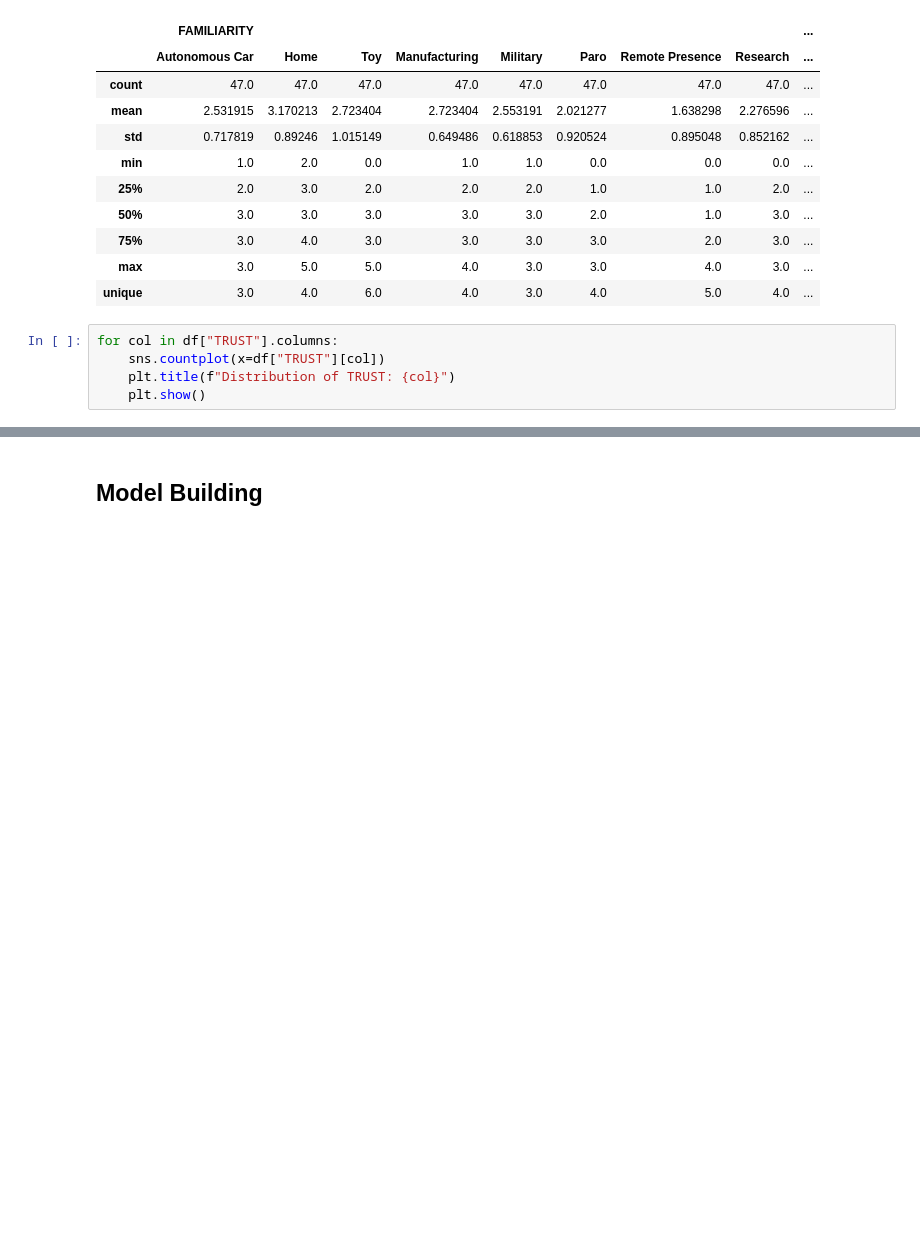
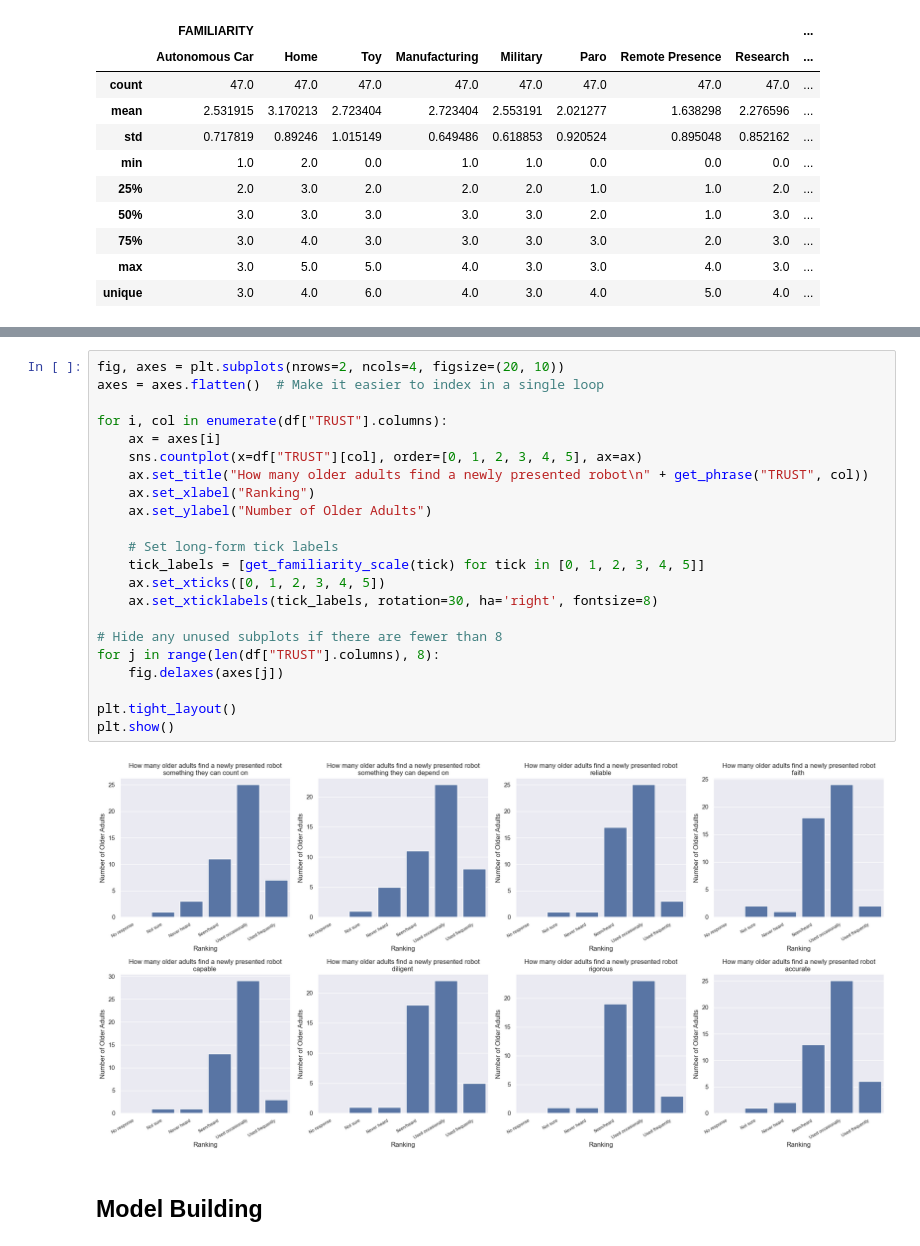
Before and after one commit to saathveek/ml-predicting-older-adult-trust, a Jupyter notebook: notebooks/trust_modeling.ipynb, the cells around one changed output, grey strips where cells are left out. Cells and saved outputs as stored; diff of their text form; blank space fills up the shorter version.

```diff
--- a/notebooks/trust_modeling.ipynb
+++ b/notebooks/trust_modeling.ipynb
@@ -180,8 +198,3 @@ Dataset summary statistics:
 | 75% | 3.0 | 4.0 | 3.0 | 3.0 | 3.0 | 3.0 | 2.0 | 3.0 | ... |
 | max | 3.0 | 5.0 | 5.0 | 4.0 | 3.0 | 3.0 | 4.0 | 3.0 | ... |
 | unique | 3.0 | 4.0 | 6.0 | 4.0 | 3.0 | 4.0 | 5.0 | 4.0 | ... |
-# %%
-for col in df["TRUST"].columns:
-    sns.countplot(x=df["TRUST"][col])
-    plt.title(f"Distribution of TRUST: {col}")
-    plt.show()
@@ -197,3 +219,27 @@ for col in df["TRUST"].columns:
+# %%
+fig, axes = plt.subplots(nrows=2, ncols=4, figsize=(20, 10))
+axes = axes.flatten()  # Make it easier to index in a single loop
+
+for i, col in enumerate(df["TRUST"].columns):
+    ax = axes[i]
+    sns.countplot(x=df["TRUST"][col], order=[0, 1, 2, 3, 4, 5], ax=ax)
+    ax.set_title("How many older adults find a newly presented robot\n" + get_phrase("TRUST", col))
+    ax.set_xlabel("Ranking")
+    ax.set_ylabel("Number of Older Adults")
+
+    # Set long-form tick labels
+    tick_labels = [get_familiarity_scale(tick) for tick in [0, 1, 2, 3, 4, 5]]
+    ax.set_xticks([0, 1, 2, 3, 4, 5])
+    ax.set_xticklabels(tick_labels, rotation=30, ha='right', fontsize=8)
+
+# Hide any unused subplots if there are fewer than 8
+for j in range(len(df["TRUST"].columns), 8):
+    fig.delaxes(axes[j])
+
+plt.tight_layout()
+plt.show()
+# %% [output]
+[figure, added]
 # %% [markdown]
 ## Model Building
 # %% [markdown]
```
Also changed, not shown: parts of 6 cells of this notebook.
